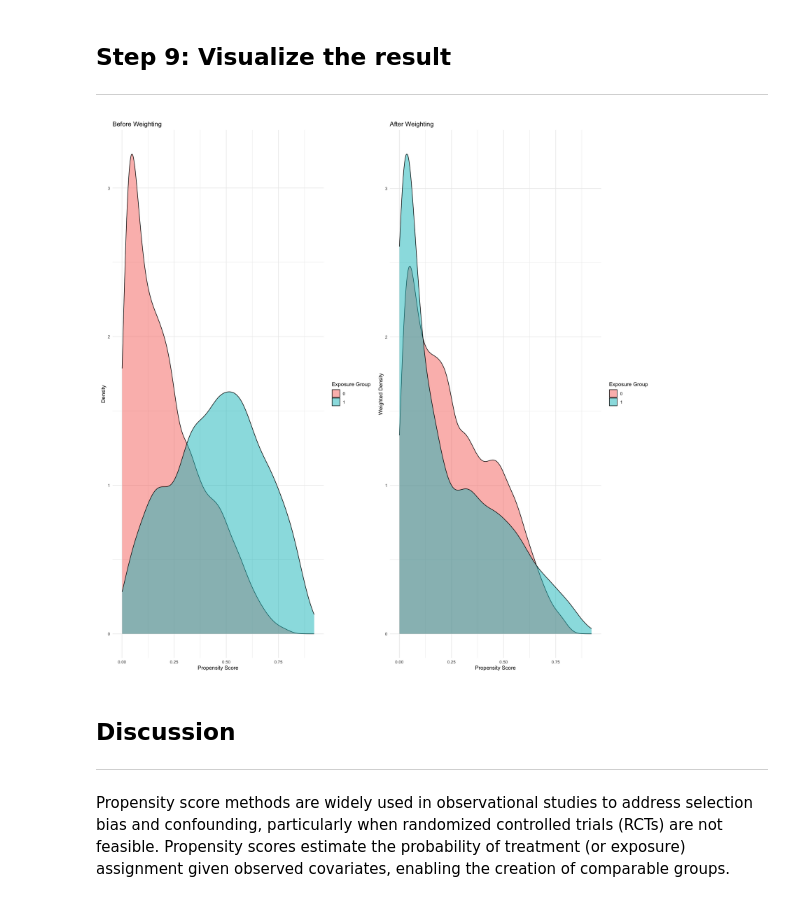
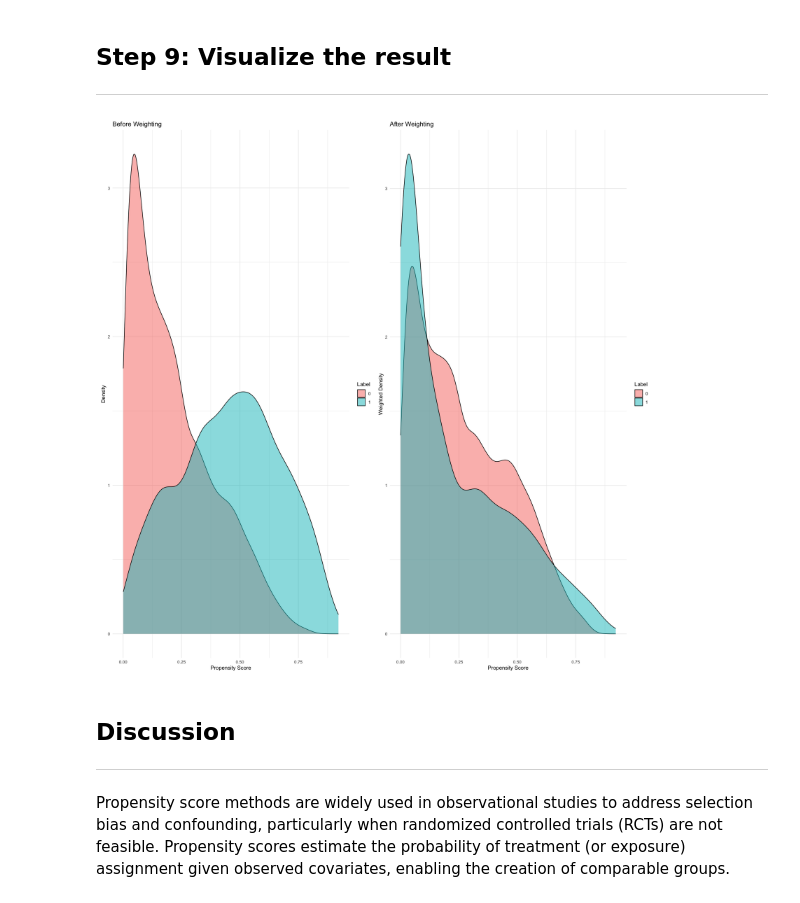
Before and after one commit to gerard-ompad/Artificial_intelligence_and_Big_Data_for_Pharmacoepidemiology, a Jupyter notebook: Answer_to_Exercise_2.ipynb, the cells around one changed output. Cells and saved outputs as stored; diff of their text form; code cells hidden in the pictures.

```diff
--- a/Answer_to_Exercise_2.ipynb
+++ b/Answer_to_Exercise_2.ipynb
@@ -109,7 +109,7 @@ A data.frame: 6 × 13
 # %%
 # Fit a propensity score model
 propensity_model <- glm( `label` ~ `Exposure` + `C-424144002` +`C-263495000` +`C-72166-2` +`C-763302001`+ `C-39156-5` + `Followup` + `asian` +`white` +`black` +`hawaiian`+`native`,
-                        family = binomial,
+                        binomial(link = "logit"),
                         data = Df_regression_unique)
 # %%
 # Extract propensity scores
@@ -221,29 +221,29 @@ Adjusted   3835.83  322.32
 # %%
 # Resize display for interactive use
 options(repr.plot.width = 16, repr.plot.height = 16)
 
 # Plot before weighting
 plot_before <- ggplot(Df_regression_unique, aes(x = propensity_score, fill = as.factor(label))) +
   geom_density(alpha = 0.5) +
-  labs(title = "Before Weighting", x = "Propensity Score", y = "Density", fill = "Exposure Group") +
+  labs(title = "Before Weighting", x = "Propensity Score", y = "Density", fill = "Label") +
   theme_minimal()
 
 # Plot after weighting
 plot_after <- ggplot(Df_regression_unique, aes(x = propensity_score, weight = weights, fill = as.factor(label))) +
   geom_density(alpha = 0.5) +
-  labs(title = "After Weighting", x = "Propensity Score", y = "Weighted Density", fill = "Exposure Group") +
+  labs(title = "After Weighting", x = "Propensity Score", y = "Weighted Density", fill = "Label") +
   theme_minimal()
 
 # Combine plots side by side
 combined_plot <- plot_before + plot_after
 
 # Display the combined plot
 combined_plot
 
 # Save the combined plot
 ggsave("combined_propensity_plots.png", plot = combined_plot, width = 12, height = 6, dpi = 300)
 # %% [output]
-[figure, old version]
+[figure, new version]
 # %% [markdown]
 ## Discussion
 ---
```
Also changed, not shown: parts of 9 cells of this notebook, 3 other files.
